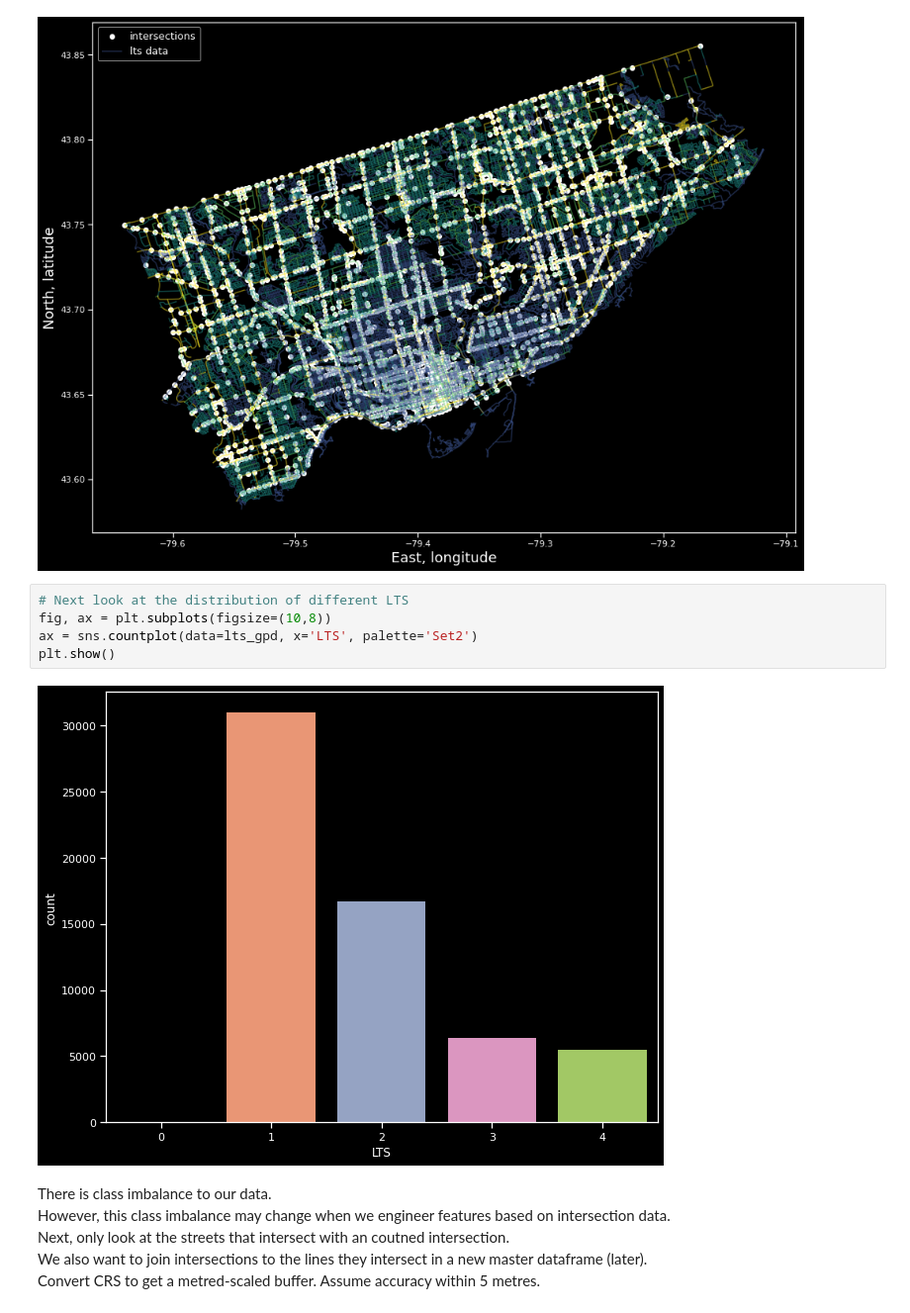
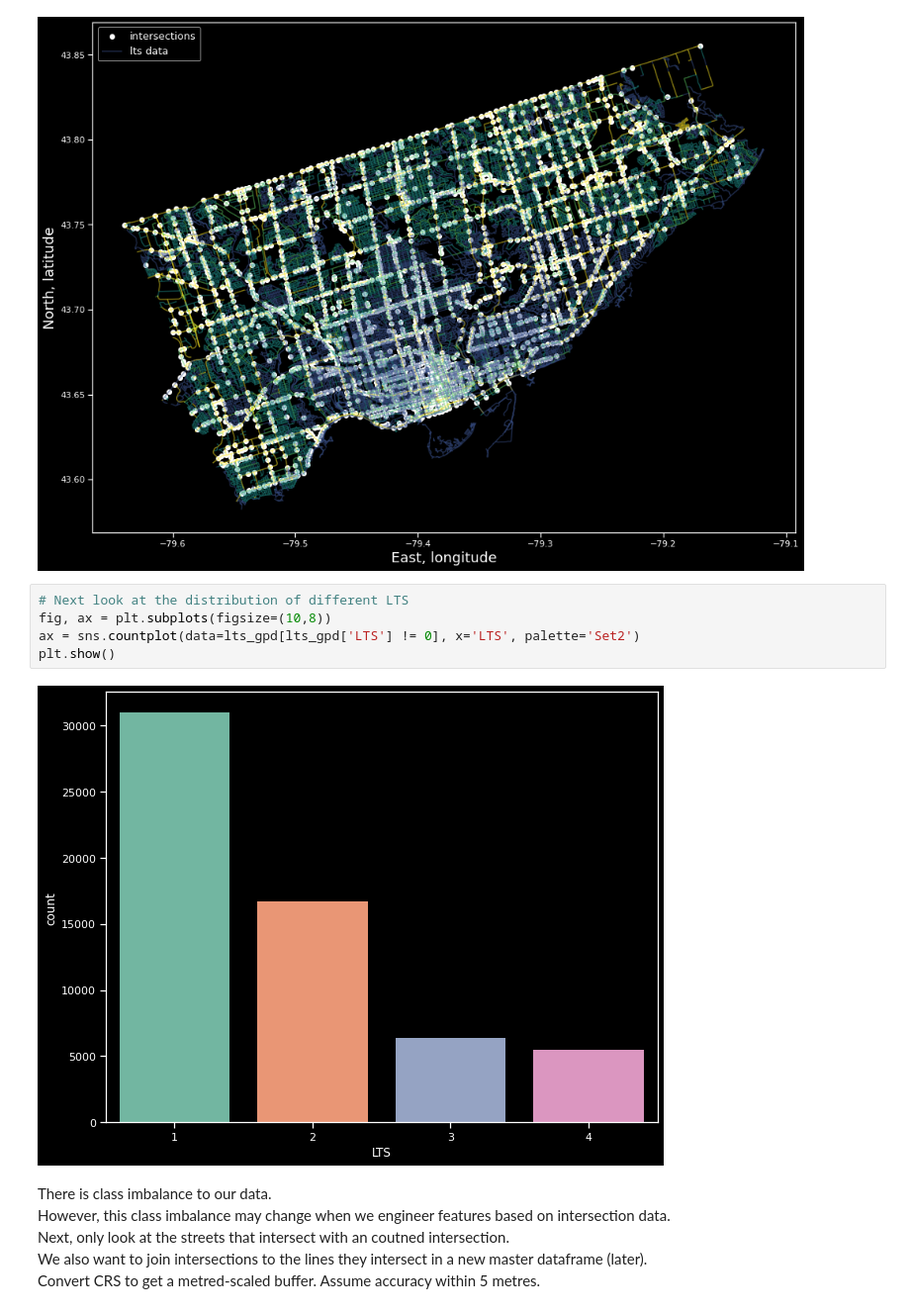
Before and after one commit to KeaganHRankin/Cycle-Classifier, a Jupyter notebook: edanalysis/eda_intersection_volume.ipynb, the cells around one changed output. Shown at 99% size. Cells and saved outputs as stored; diff of their text form.

Commit message:
Worked on/finalized EDA, created files for organizing model, started the file for a baseline model with just the volumetric data

```diff
--- a/edanalysis/eda_intersection_volume.ipynb
+++ b/edanalysis/eda_intersection_volume.ipynb
@@ -259,10 +259,10 @@ plt.legend(prop={'size':13})
 # %%
 # Next look at the distribution of different LTS
 fig, ax = plt.subplots(figsize=(10,8))
-ax = sns.countplot(data=lts_gpd, x='LTS', palette='Set2')
+ax = sns.countplot(data=lts_gpd[lts_gpd['LTS'] != 0], x='LTS', palette='Set2')
 plt.show()
 # %% [output]
-[figure, old version]
+[figure, new version]
 # %% [markdown]
 There is class imbalance to our data.<br>
 However, this class imbalance may change when we engineer features based on intersection data.<br>
```
Also changed, not shown: parts of 15 cells of this notebook, 5 other files.
